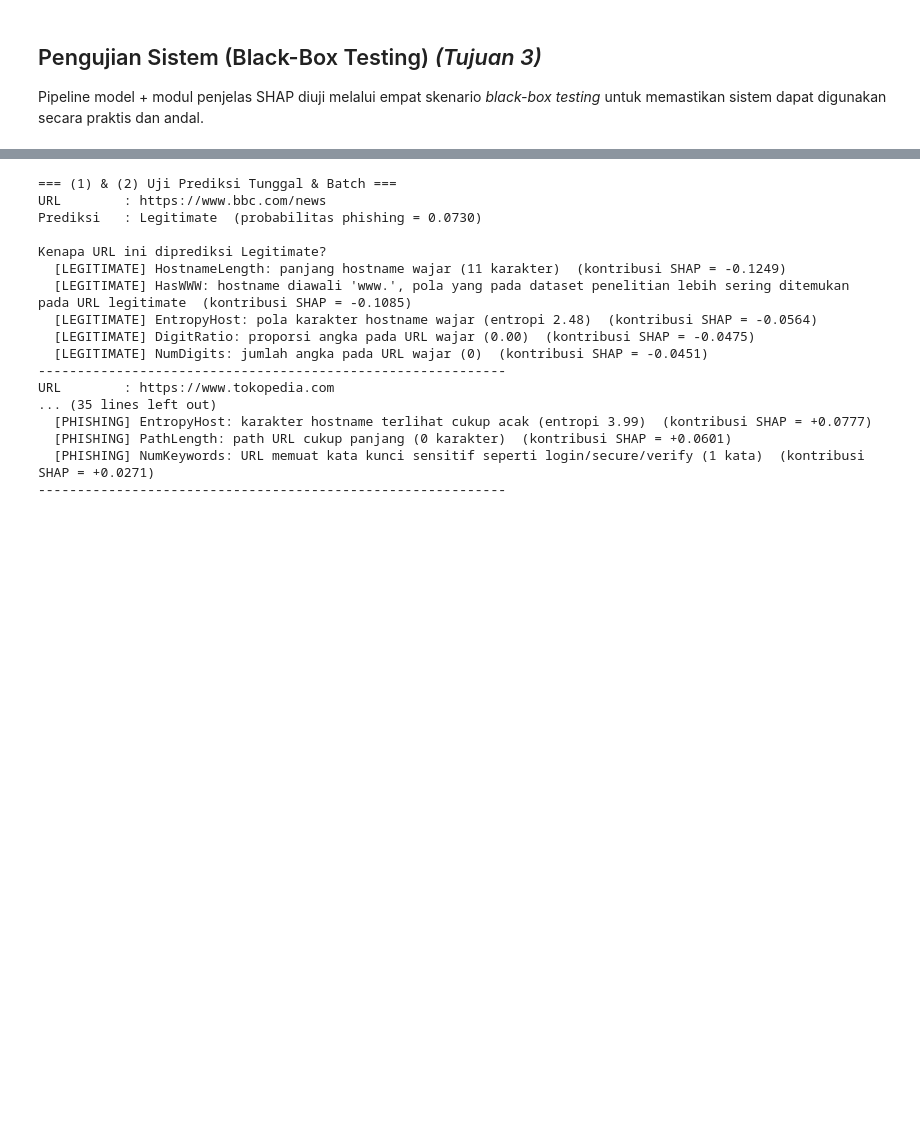
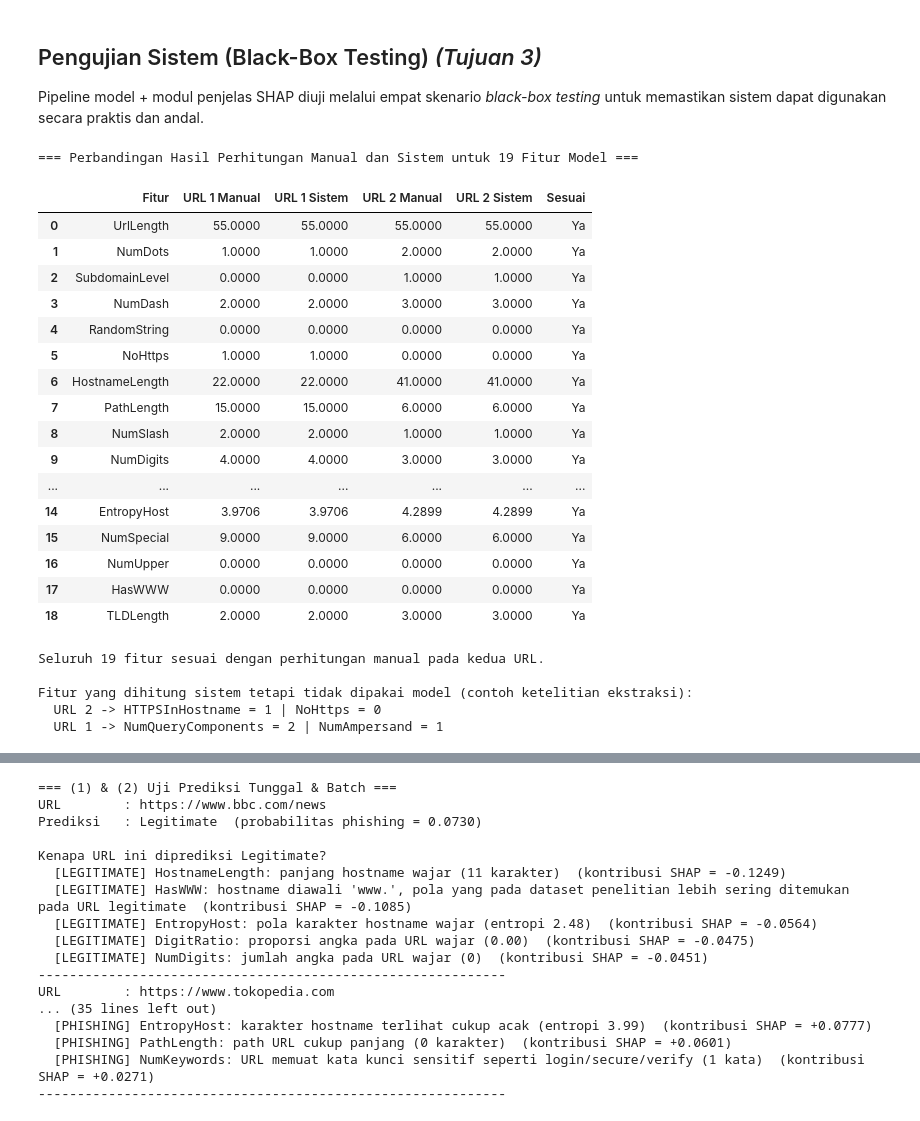
Before and after one commit to rifdatnnfh/phishing-url-detection-rf-xai, a Jupyter notebook: notebook/Deteksi_Phishing_RF_XAI.ipynb, the cells around one changed output, grey strips where cells are left out. Drawn from its saved outputs; the diff is of its cells as text; code cells hidden in the pictures; blank space fills up the shorter version.

```diff
--- a/notebook/Deteksi_Phishing_RF_XAI.ipynb
+++ b/notebook/Deteksi_Phishing_RF_XAI.ipynb
@@ -1768,3 +2142,57 @@ Keempat URL tetap legitimate  : True
 ## Pengujian Sistem (Black-Box Testing) *(Tujuan 3)*
 
 Pipeline model + modul penjelas SHAP diuji melalui empat skenario *black-box testing* untuk memastikan sistem dapat digunakan secara praktis dan andal.
+# %%
+# Tabel 35 pada Bab IV (subbab 4.7.1): perhitungan manual (dihitung tangan dari string URL) vs sistem
+URL_V1 = "http://verify-secure-login.tk/account/update?id=123&x=1"
+URL_V2 = "https://https-paypal-secure.verify-account123.com/login"
+
+MANUAL_V1 = {"UrlLength": 55, "NumDots": 1, "SubdomainLevel": 0, "NumDash": 2, "RandomString": 0, "NoHttps": 1,
+             "HostnameLength": 22, "PathLength": 15, "NumSlash": 2, "NumDigits": 4, "DigitRatio": 0.0833,
+             "HostDigits": 0, "NumKeywords": 5, "EntropyUrl": 4.6471, "EntropyHost": 3.9706, "NumSpecial": 9,
+             "NumUpper": 0, "HasWWW": 0, "TLDLength": 2}
+MANUAL_V2 = {"UrlLength": 55, "NumDots": 2, "SubdomainLevel": 1, "NumDash": 3, "RandomString": 0, "NoHttps": 0,
+             "HostnameLength": 41, "PathLength": 6, "NumSlash": 1, "NumDigits": 3, "DigitRatio": 0.0638,
+             "HostDigits": 3, "NumKeywords": 5, "EntropyUrl": 4.4369, "EntropyHost": 4.2899, "NumSpecial": 6,
+             "NumUpper": 0, "HasWWW": 0, "TLDLength": 3}
+
+f1_sis, f2_sis = extract_features(URL_V1), extract_features(URL_V2)
+baris35, semua_cocok = [], True
+for f in MANUAL_V1:                                         # 19 fitur model pada Bab IV
+    s1, s2 = round(float(f1_sis[f]), 4), round(float(f2_sis[f]), 4)
+    cocok = np.isclose(s1, MANUAL_V1[f], atol=1e-4) and np.isclose(s2, MANUAL_V2[f], atol=1e-4)
+    semua_cocok = semua_cocok and bool(cocok)
+    baris35.append({"Fitur": f, "URL 1 Manual": MANUAL_V1[f], "URL 1 Sistem": s1,
+                    "URL 2 Manual": MANUAL_V2[f], "URL 2 Sistem": s2, "Sesuai": "Ya" if cocok else "TIDAK"})
+print("\n=== Perbandingan Hasil Perhitungan Manual dan Sistem untuk 19 Fitur Model ===")
+display(pd.DataFrame(baris35))
+assert semua_cocok, "Ada fitur yang berbeda antara hitungan manual dan sistem"
+print("Seluruh 19 fitur sesuai dengan perhitungan manual pada kedua URL.")
+
+print("\nFitur yang dihitung sistem tetapi tidak dipakai model (contoh ketelitian ekstraksi):")
+print("  URL 2 -> HTTPSInHostname =", f2_sis["HTTPSInHostname"], "| NoHttps =", f2_sis["NoHttps"])
+print("  URL 1 -> NumQueryComponents =", f1_sis["NumQueryComponents"], "| NumAmpersand =", f1_sis["NumAmpersand"])
+# %% [output]
+=== Perbandingan Hasil Perhitungan Manual dan Sistem untuk 19 Fitur Model ===
+|  | Fitur | URL 1 Manual | URL 1 Sistem | URL 2 Manual | URL 2 Sistem | Sesuai |
+| 0 | UrlLength | 55.0000 | 55.0000 | 55.0000 | 55.0000 | Ya |
+| 1 | NumDots | 1.0000 | 1.0000 | 2.0000 | 2.0000 | Ya |
+| 2 | SubdomainLevel | 0.0000 | 0.0000 | 1.0000 | 1.0000 | Ya |
+| 3 | NumDash | 2.0000 | 2.0000 | 3.0000 | 3.0000 | Ya |
+| 4 | RandomString | 0.0000 | 0.0000 | 0.0000 | 0.0000 | Ya |
+| 5 | NoHttps | 1.0000 | 1.0000 | 0.0000 | 0.0000 | Ya |
+| 6 | HostnameLength | 22.0000 | 22.0000 | 41.0000 | 41.0000 | Ya |
+| 7 | PathLength | 15.0000 | 15.0000 | 6.0000 | 6.0000 | Ya |
+| 8 | NumSlash | 2.0000 | 2.0000 | 1.0000 | 1.0000 | Ya |
+| 9 | NumDigits | 4.0000 | 4.0000 | 3.0000 | 3.0000 | Ya |
+| ... | ... | ... | ... | ... | ... | ... |
+| 14 | EntropyHost | 3.9706 | 3.9706 | 4.2899 | 4.2899 | Ya |
+| 15 | NumSpecial | 9.0000 | 9.0000 | 6.0000 | 6.0000 | Ya |
+| 16 | NumUpper | 0.0000 | 0.0000 | 0.0000 | 0.0000 | Ya |
+| 17 | HasWWW | 0.0000 | 0.0000 | 0.0000 | 0.0000 | Ya |
+| 18 | TLDLength | 2.0000 | 2.0000 | 3.0000 | 3.0000 | Ya |
+Seluruh 19 fitur sesuai dengan perhitungan manual pada kedua URL.
+
+Fitur yang dihitung sistem tetapi tidak dipakai model (contoh ketelitian ekstraksi):
+  URL 2 -> HTTPSInHostname = 1 | NoHttps = 0
+  URL 1 -> NumQueryComponents = 2 | NumAmpersand = 1
```
Also changed, not shown: parts of 25 cells of this notebook, 1 other file.
